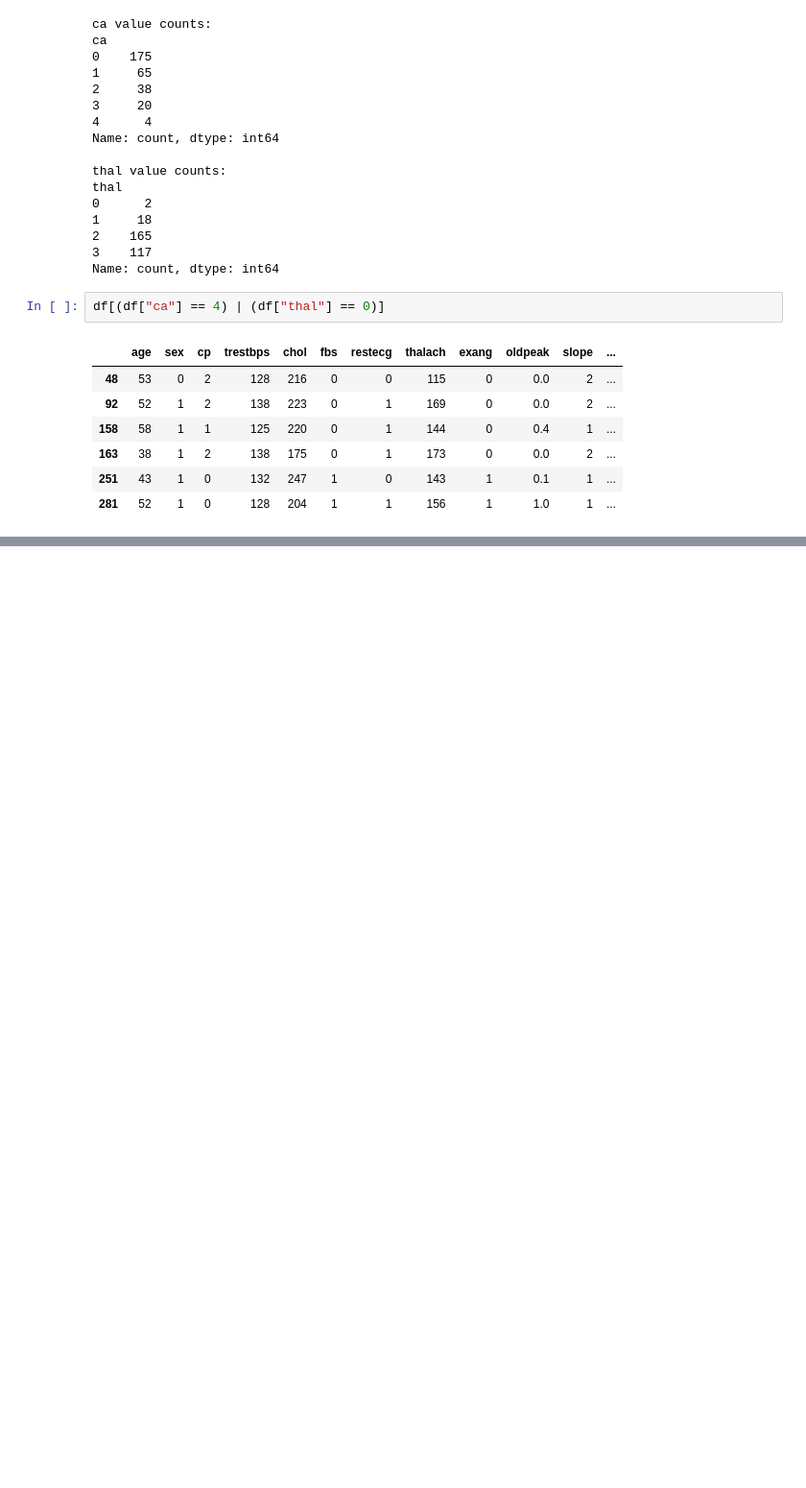
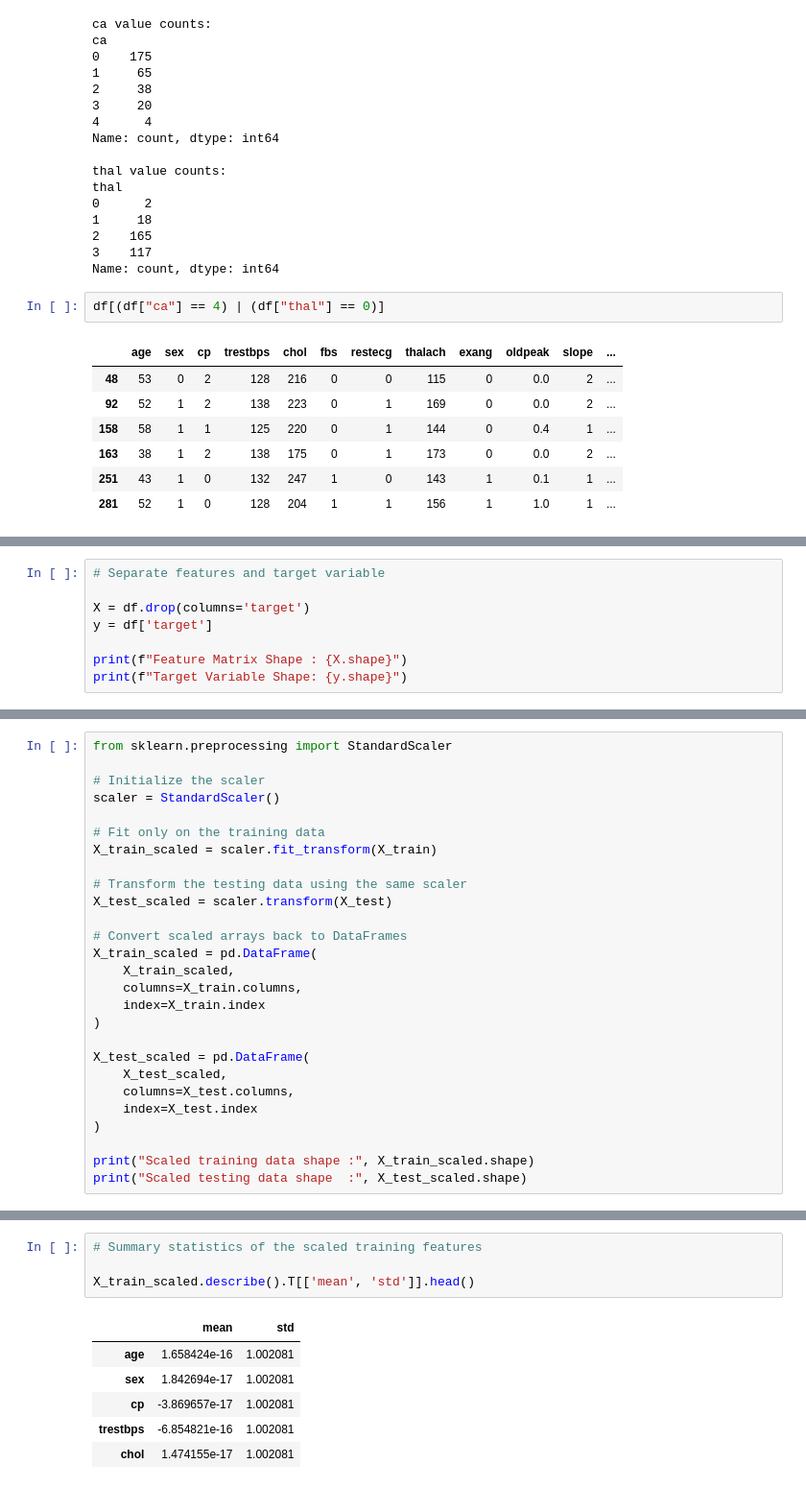
Before and after one commit to Danish925/ml-healthcare-journey, a Jupyter notebook: heart-disease-prediction/heart-disease-prediction.ipynb, the cells around one changed output, grey strips where cells are left out. Shown at 96% size. Saved outputs shown, nothing was run; the diff lists cells and outputs as text; blank space fills up the shorter version.

Commit message:
"Complete data preprocessing pipeline"

```diff
--- a/heart-disease-prediction/heart-disease-prediction.ipynb
+++ b/heart-disease-prediction/heart-disease-prediction.ipynb
@@ -560,0 +609,8 @@ df[(df["ca"] == 4) | (df["thal"] == 0)]
+# %%
+# Separate features and target variable
+
+X = df.drop(columns='target')
+y = df['target']
+
+print(f"Feature Matrix Shape : {X.shape}")
+print(f"Target Variable Shape: {y.shape}")
@@ -560,0 +659,27 @@ df[(df["ca"] == 4) | (df["thal"] == 0)]
+# %%
+from sklearn.preprocessing import StandardScaler
+
+# Initialize the scaler
+scaler = StandardScaler()
+
+# Fit only on the training data
+X_train_scaled = scaler.fit_transform(X_train)
+
+# Transform the testing data using the same scaler
+X_test_scaled = scaler.transform(X_test)
+
+# Convert scaled arrays back to DataFrames
+X_train_scaled = pd.DataFrame(
+    X_train_scaled,
+    columns=X_train.columns,
+    index=X_train.index
+)
+
+X_test_scaled = pd.DataFrame(
+    X_test_scaled,
+    columns=X_test.columns,
+    index=X_test.index
+)
+
+print("Scaled training data shape :", X_train_scaled.shape)
+print("Scaled testing data shape  :", X_test_scaled.shape)
@@ -560,0 +700,11 @@ df[(df["ca"] == 4) | (df["thal"] == 0)]
+# %%
+# Summary statistics of the scaled training features
+
+X_train_scaled.describe().T[['mean', 'std']].head()
+# %% [output]
+|  | mean | std |
+| age | 1.658424e-16 | 1.002081 |
+| sex | 1.842694e-17 | 1.002081 |
+| cp | -3.869657e-17 | 1.002081 |
+| trestbps | -6.854821e-16 | 1.002081 |
+| chol | 1.474155e-17 | 1.002081 |
```
Also changed, not shown: parts of 18 cells of this notebook.
